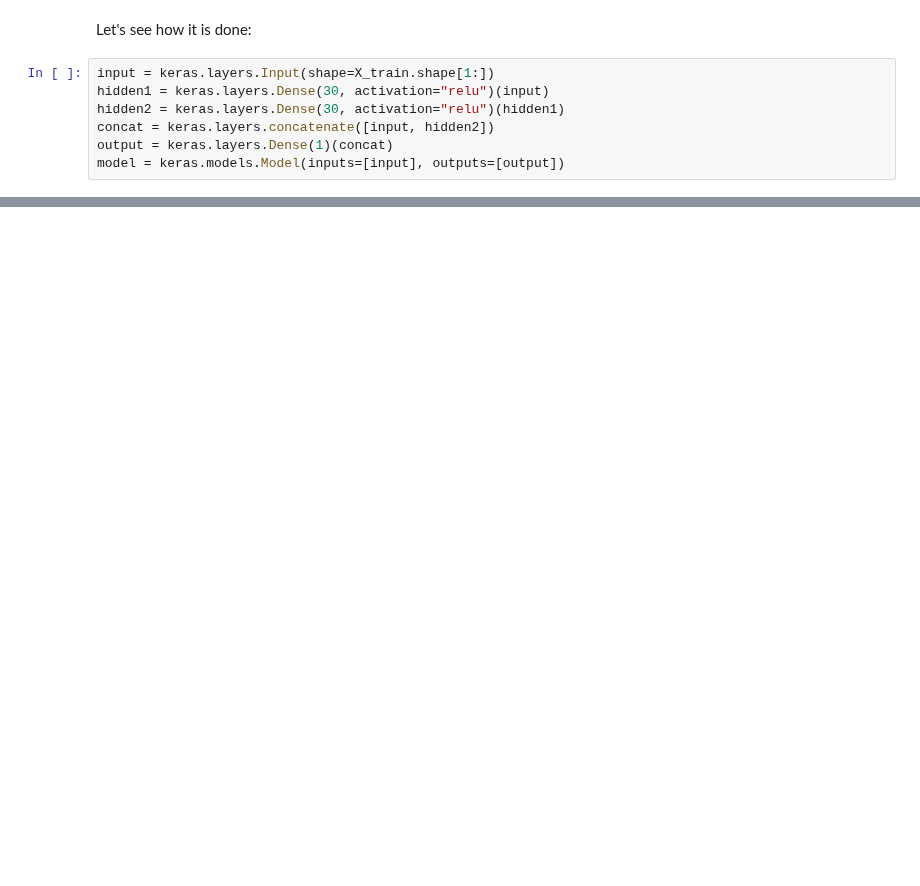
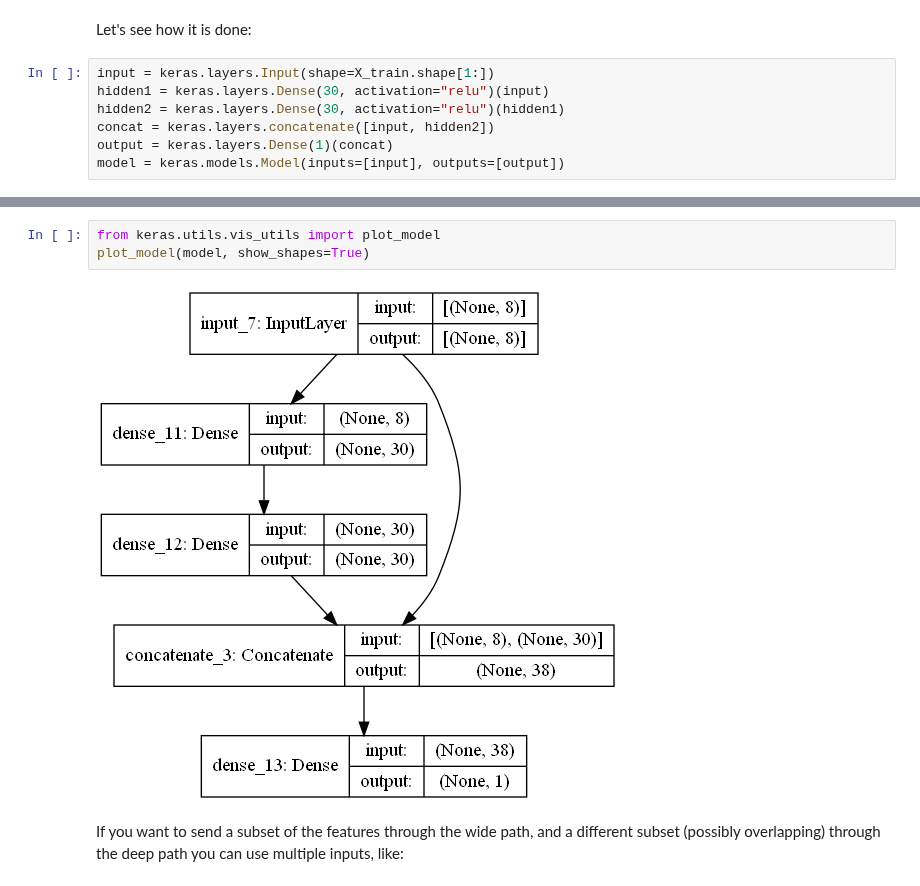
Before and after one commit to Hari31416/Data-Sciences, a Jupyter notebook: Notes/handson-ml2-master/My/Ch10_my.ipynb, the cells around one changed output, grey strips where cells are left out. Saved outputs shown, nothing was run; the diff lists cells and outputs as text; blank space fills up the shorter version.

```diff
--- a/Notes/handson-ml2-master/My/Ch10_my.ipynb
+++ b/Notes/handson-ml2-master/My/Ch10_my.ipynb
@@ -698,0 +691,8 @@ ________________________________________________________________________________
+# %%
+from keras.utils.vis_utils import plot_model
+plot_model(model, show_shapes=True)
+# %% [output]
+[figure, added]
+# %% [markdown]
+If you want to send a subset of the features through the wide path, and a
+different subset (possibly overlapping) through the deep path you can use multiple inputs, like:
```
Also changed, not shown: parts of 65 cells of this notebook, 14 other files.
